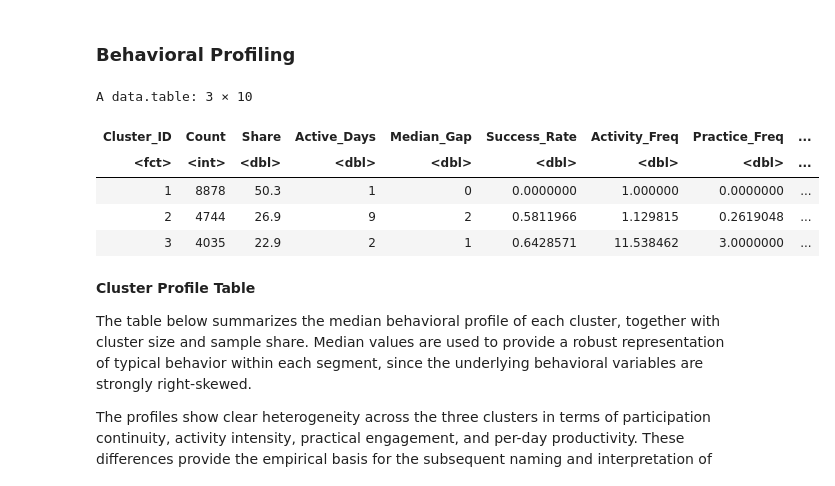
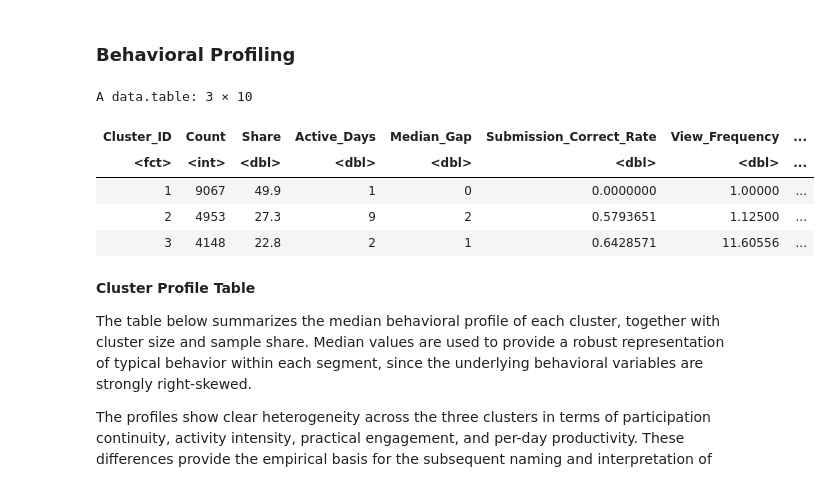
Before and after one commit to Safonovanastya87/stepik-product-analytics-completion-risk-ml, a Jupyter notebook: notebooks/02_behavioral_segmentation.ipynb, the cells around one changed output. Cells and saved outputs as stored; diff of their text form; code cells hidden in the pictures.

```diff
--- a/notebooks/02_behavioral_segmentation.ipynb
+++ b/notebooks/02_behavioral_segmentation.ipynb
@@ -288,5 +296,15 @@ pacman::p_load(data.table, dplyr, tidyr, corrplot, ggplot2, cluster, fpc, mclust
 # %% [markdown]
 ## Data Loading
 # %%
-# Project root
-project_root <- ".."
+# Project paths
+project_root <- here::here()
+
+data_dir <- file.path(project_root, "data")
+processed_data_dir <- file.path(data_dir, "processed")
+
+if (!dir.exists(processed_data_dir)) {
+  stop(
+    "Processed data directory does not exist: ",
+    processed_data_dir
+  )
+}
@@ -699,10 +755,25 @@ The matrix shows expected positive relationships between engagement and producti
 # so we fix the seed to get consistent results every time we run the code.
 set.seed(42)
 
-# Calculate WSS (Within-Cluster Sum of Squares) for different K values
-wss <- sapply(1:10, function(k) {
-  kmeans(clustering_scaled, centers = k, nstart = 20, iter.max = 50)$tot.withinss
+# Fit K-means solutions for K = 1 to 10
+# and store each fitted model.
+wss_models <- lapply(1:10, function(k) {
+  kmeans(
+    clustering_scaled,
+    centers = k,
+    nstart = 50,
+    iter.max = 100,
+    algorithm = "Lloyd"
+  )
 })
+
+# Extract the total within-cluster sum of squares
+# from each fitted model for the elbow analysis.
+wss <- vapply(
+  wss_models,
+  function(model) model$tot.withinss,
+  numeric(1)
+)
 # %%
 # Plotting the results to visually identify the 'elbow' point
 plot(1:10, wss, type = "b", pch = 19, frame = FALSE,
@@ -1105,24 +1169,24 @@ display_table[, Share := round(Count / sum(Count) * 100, 1)]
 # %%
 # Reorder columns so that Share appears directly after Count
 setcolorder(display_table, c(
   "Cluster_ID", "Count", "Share",
-  "Active_Days", "Median_Gap", "Success_Rate",
-  "Activity_Freq", "Practice_Freq",
+  "Active_Days", "Median_Gap", "Submission_Correct_Rate",
+  "View_Frequency", "Submission_Frequency",
   "Steps_Per_Active_Day", "Score_Per_Active_Day"
 ))
 
 # Sort clusters by cluster ID for cleaner reporting
 setorder(display_table, Cluster_ID)
 
 # Display the final profiling table
 display_table
 # %% [output]
 A data.table: 3 × 10
-| Cluster_ID | Count | Share | Active_Days | Median_Gap | Success_Rate | Activity_Freq | Practice_Freq | ... |
-| <fct> | <int> | <dbl> | <dbl> | <dbl> | <dbl> | <dbl> | <dbl> | ... |
-| 1 | 8878 | 50.3 | 1 | 0 | 0.0000000 | 1.000000 | 0.0000000 | ... |
-| 2 | 4744 | 26.9 | 9 | 2 | 0.5811966 | 1.129815 | 0.2619048 | ... |
-| 3 | 4035 | 22.9 | 2 | 1 | 0.6428571 | 11.538462 | 3.0000000 | ... |
+| Cluster_ID | Count | Share | Active_Days | Median_Gap | Submission_Correct_Rate | View_Frequency | ... |
+| <fct> | <int> | <dbl> | <dbl> | <dbl> | <dbl> | <dbl> | ... |
+| 1 | 9067 | 49.9 | 1 | 0 | 0.0000000 | 1.00000 | ... |
+| 2 | 4953 | 27.3 | 9 | 2 | 0.5793651 | 1.12500 | ... |
+| 3 | 4148 | 22.8 | 2 | 1 | 0.6428571 | 11.60556 | ... |
 # %% [markdown]
 **Cluster Profile Table**
 
```
Also changed, not shown: parts of 45 cells of this notebook, 3 other files.
